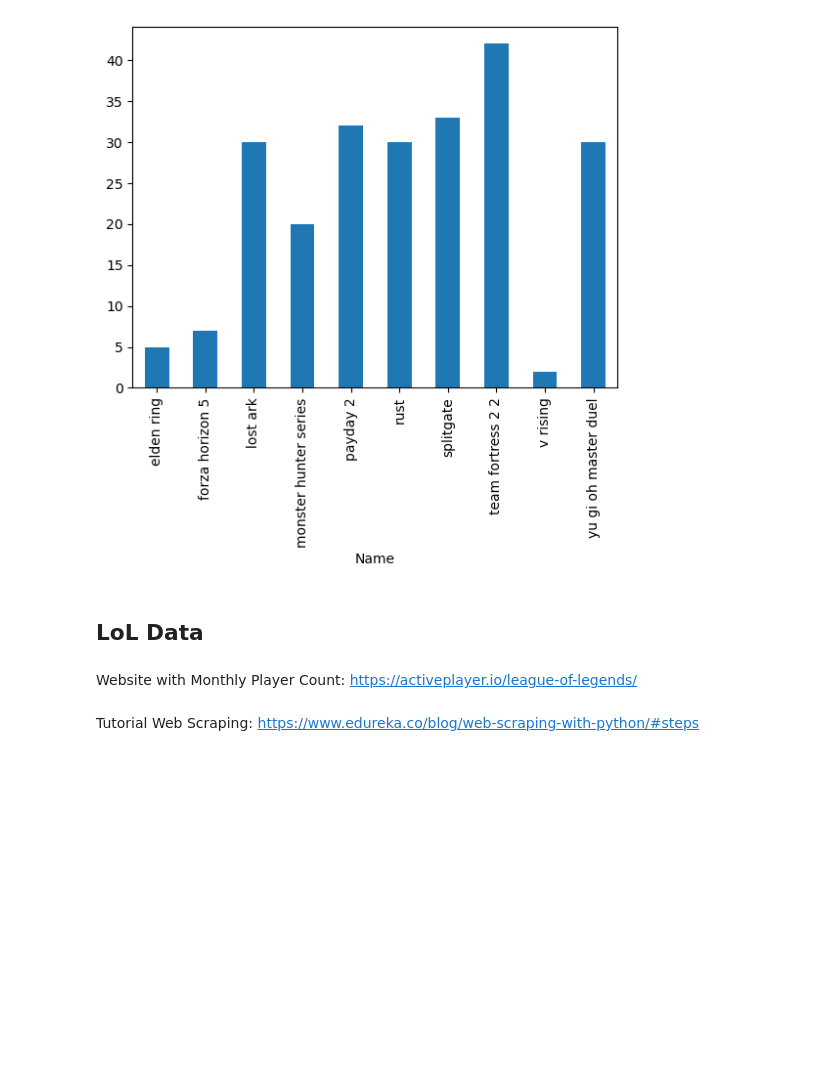
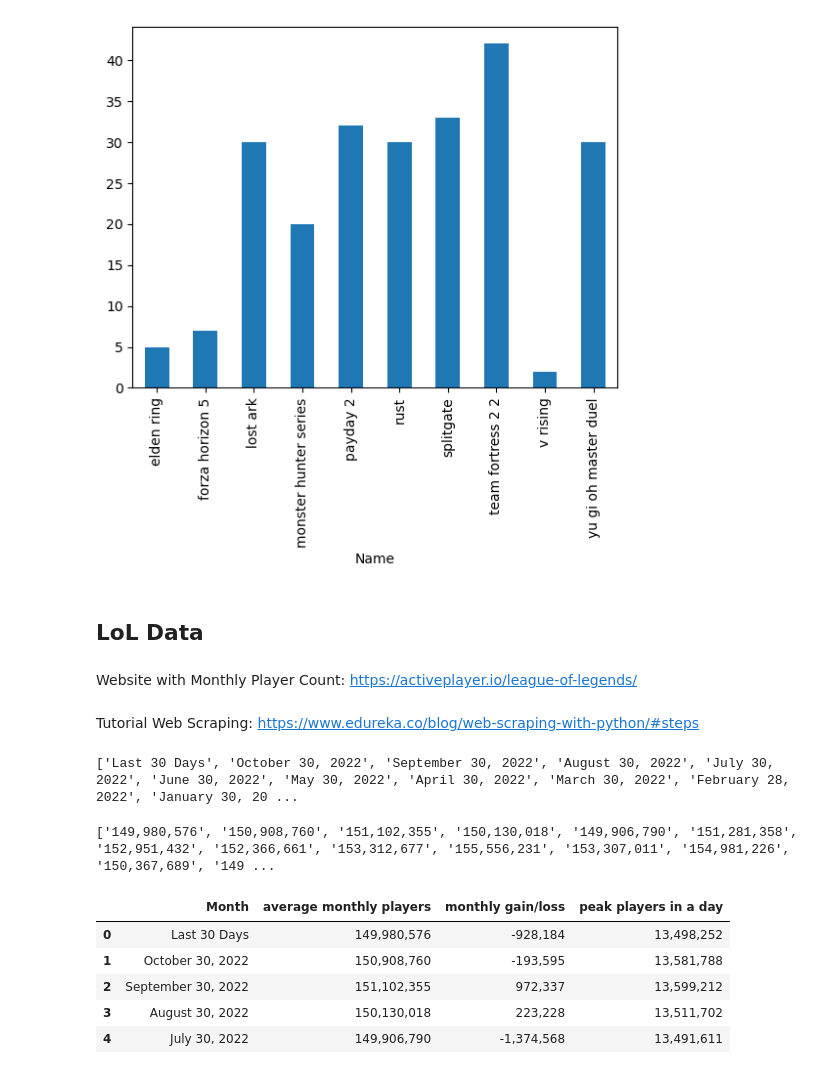
Before and after one commit to kiubb02/BigData_LoL, a Jupyter notebook: main.ipynb, the cells around one changed output. Cells and saved outputs as stored; diff of their text form; code cells hidden in the pictures; blank space fills up the shorter version.

```diff
--- a/main.ipynb
+++ b/main.ipynb
@@ -265,0 +296,8 @@ https://www.edureka.co/blog/web-scraping-with-python/#steps
+# %%
+print(months)
+# %% [output]
+['Last 30 Days', 'October 30, 2022', 'September 30, 2022', 'August 30, 2022', 'July 30, 2022', 'June 30, 2022', 'May 30, 2022', 'April 30, 2022', 'March 30, 2022', 'February 28, 2022', 'January 30, 20 ...
+# %%
+print(avg_monthly_players)
+# %% [output]
+['149,980,576', '150,908,760', '151,102,355', '150,130,018', '149,906,790', '151,281,358', '152,951,432', '152,366,661', '153,312,677', '155,556,231', '153,307,011', '154,981,226', '150,367,689', '149 ...
@@ -265,0 +306,9 @@ https://www.edureka.co/blog/web-scraping-with-python/#steps
+# %%
+df.head()
+# %% [output]
+|  | Month | average monthly players | monthly gain/loss | peak players in a day |
+| 0 | Last 30 Days | 149,980,576 | -928,184 | 13,498,252 |
+| 1 | October 30, 2022 | 150,908,760 | -193,595 | 13,581,788 |
+| 2 | September 30, 2022 | 151,102,355 | 972,337 | 13,599,212 |
+| 3 | August 30, 2022 | 150,130,018 | 223,228 | 13,511,702 |
+| 4 | July 30, 2022 | 149,906,790 | -1,374,568 | 13,491,611 |
```
Also changed, not shown: parts of 12 cells of this notebook.
